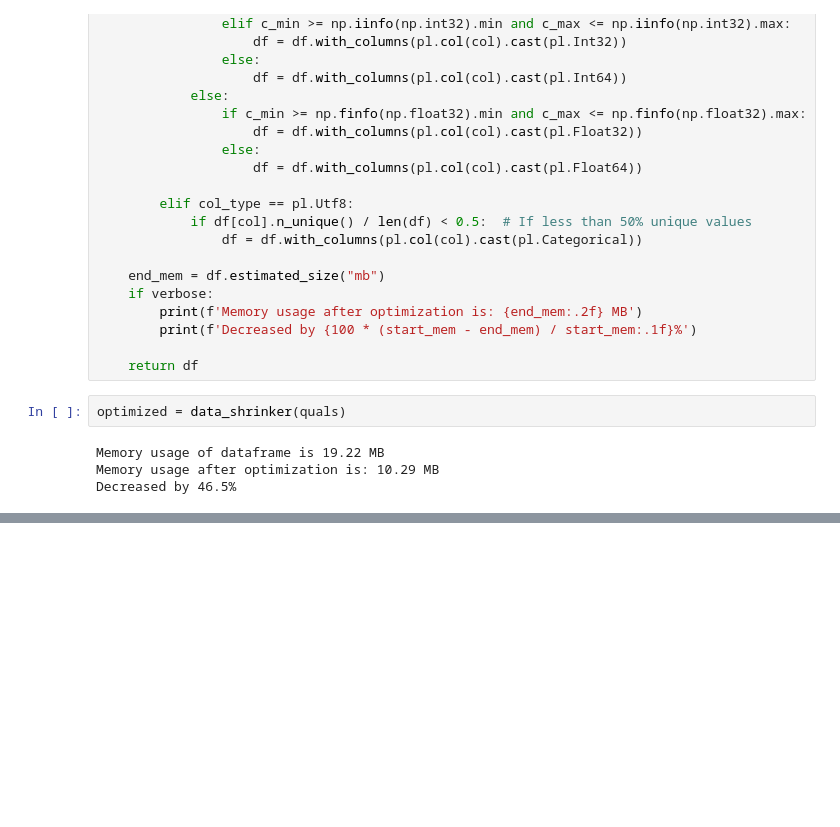
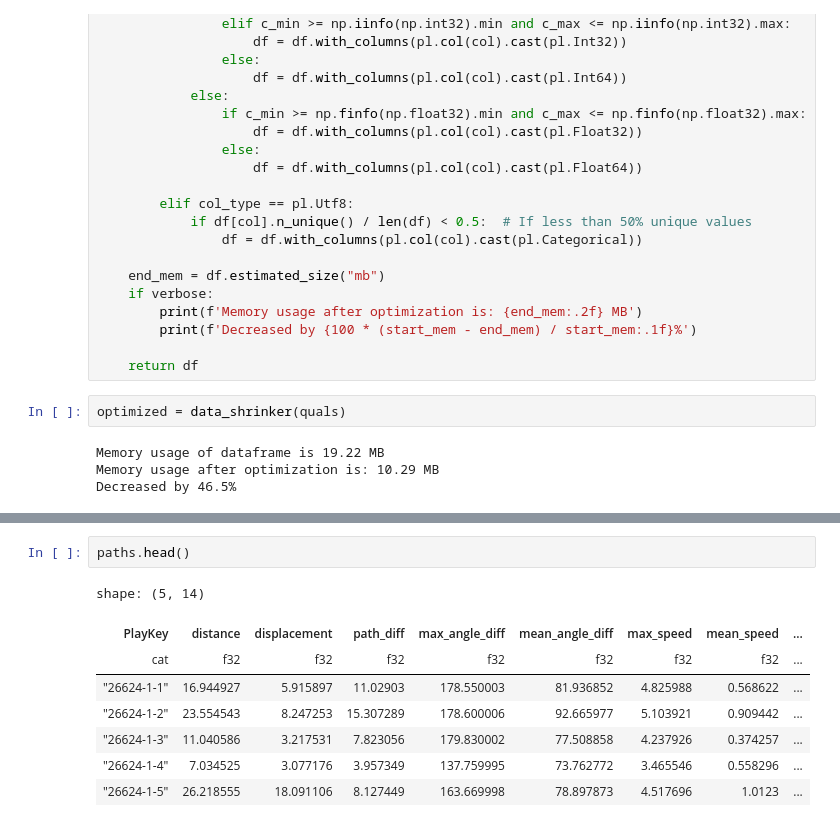
Before and after one commit to FreshOats/NFL_Data_Science, a Jupyter notebook: ETL/ETL.ipynb, the cells around one changed output, grey strips where cells are left out. Cells and saved outputs as stored; diff of their text form; blank space fills up the shorter version.

```diff
--- a/ETL/ETL.ipynb
+++ b/ETL/ETL.ipynb
@@ -745,0 +1110,11 @@ Decreased by 46.5%
+# %%
+paths.head()
+# %% [output]
+shape: (5, 14)
+| PlayKey | distance | displacement | path_diff | max_angle_diff | mean_angle_diff | max_speed | mean_speed | ... |
+| cat | f32 | f32 | f32 | f32 | f32 | f32 | f32 | ... |
+| "26624-1-1" | 16.944927 | 5.915897 | 11.02903 | 178.550003 | 81.936852 | 4.825988 | 0.568622 | ... |
+| "26624-1-2" | 23.554543 | 8.247253 | 15.307289 | 178.600006 | 92.665977 | 5.103921 | 0.909442 | ... |
+| "26624-1-3" | 11.040586 | 3.217531 | 7.823056 | 179.830002 | 77.508858 | 4.237926 | 0.374257 | ... |
+| "26624-1-4" | 7.034525 | 3.077176 | 3.957349 | 137.759995 | 73.762772 | 3.465546 | 0.558296 | ... |
+| "26624-1-5" | 26.218555 | 18.091106 | 8.127449 | 163.669998 | 78.897873 | 4.517696 | 1.0123 | ... |
```
Also changed, not shown: parts of 34 cells of this notebook.
